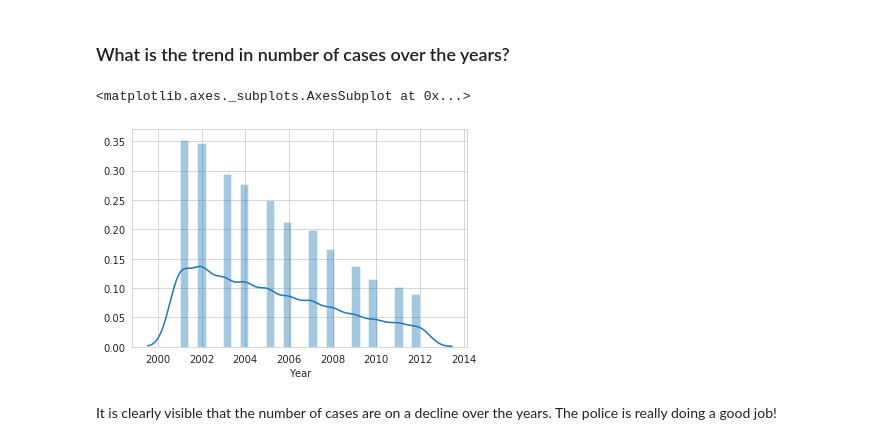
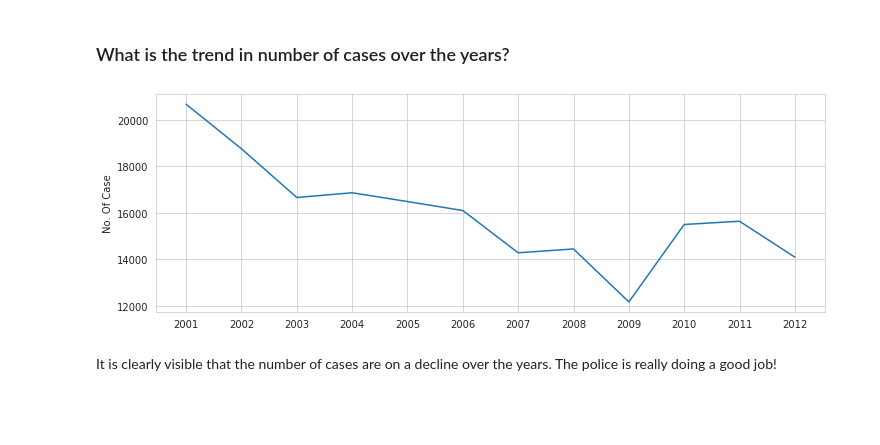
Before and after one commit to varenyamBakshi/Data-Analytis-Project, a Jupyter notebook: EDA project.ipynb, the cells around one changed output. Saved outputs shown, nothing was run; the diff lists cells and outputs as text; code cells hidden in the pictures; blank space fills up the shorter version.

```diff
--- a/EDA project.ipynb
+++ b/EDA project.ipynb
@@ -212,11 +195,16 @@ plt.show()
 Now lets begin with the time analysis of the data. Columns like `Date`, `Year`, `Month` and `DayOfWeek` give information regarding the time at which a particular theft occured.
 # %% [markdown]
 ### What is the trend in number of cases over the years?
-# %%
-sns.distplot(df.loc[df.Arrest==True, "Year"])
-# %% [output]
-<matplotlib.axes._subplots.AxesSubplot at 0x...>
-[figure, removed]
+# %%
+annualdata = df.Year.value_counts()
+sns.set_style('whitegrid')
+plt.figure(figsize=(12,4))
+sns.lineplot(x=annualdata.index, y=annualdata.values)
+plt.xticks(annualdata.index)
+plt.ylabel('No. Of Case')
+plt.show()
+# %% [output]
+[figure, added]
 # %% [markdown]
 It is clearly visible that the number of cases are on a decline over the years. The police is really doing a good job!
 # %% [markdown]
```
Also changed, not shown: parts of 24 cells of this notebook, 2 other files.
